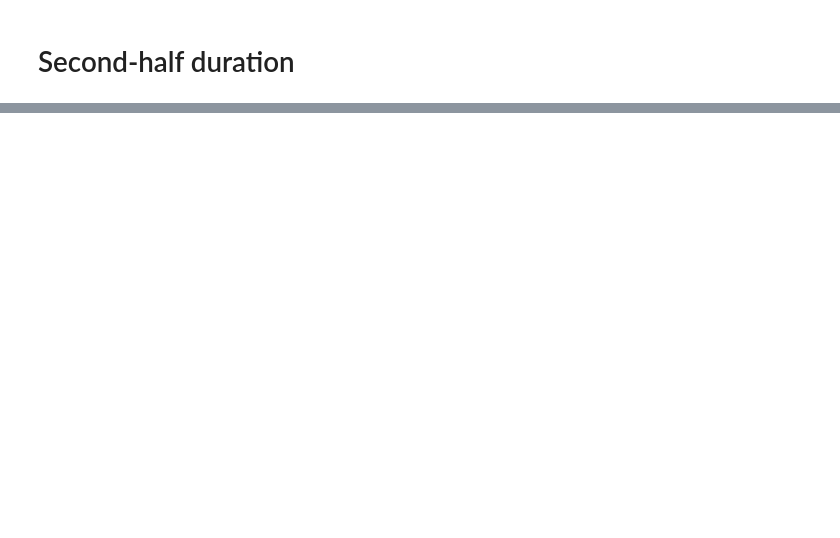
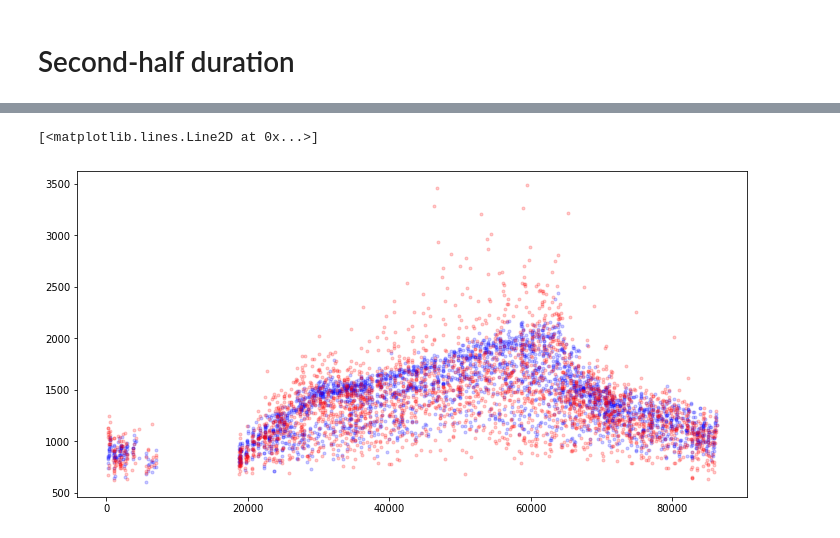
Before and after one commit to NixGD/bus-predictions, a Jupyter notebook: notebooks/Simple NN prediction.ipynb, the cells around one changed output, grey strips where cells are left out. Drawn from its saved outputs; the diff is of its cells as text; code cells hidden in the pictures; blank space fills up the shorter version.

```diff
--- a/notebooks/Simple NN prediction.ipynb
+++ b/notebooks/Simple NN prediction.ipynb
@@ -212,0 +350,6 @@ plt.plot(results.prediction, results.actual, ".k", alpha=.3)
+# %%
+plt.plot(x_test[:,0], predictions, ".b", alpha=.2)
+plt.plot(x_test[:,0], y_test, ".r", alpha=.2)
+# %% [output]
+[<matplotlib.lines.Line2D at 0x...>]
+[figure, added]
```
Also changed, not shown: parts of 17 cells of this notebook, 15 other files.
